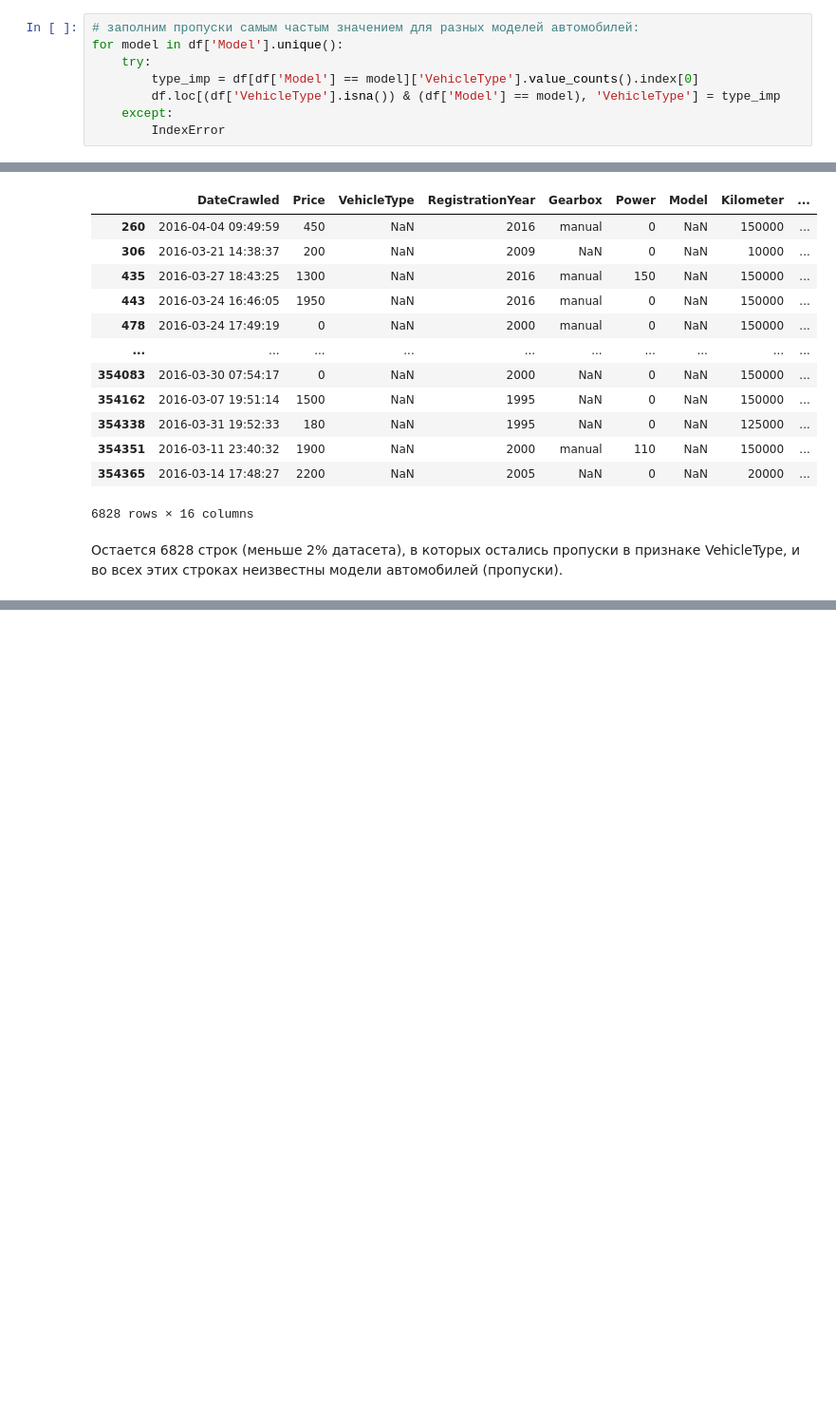
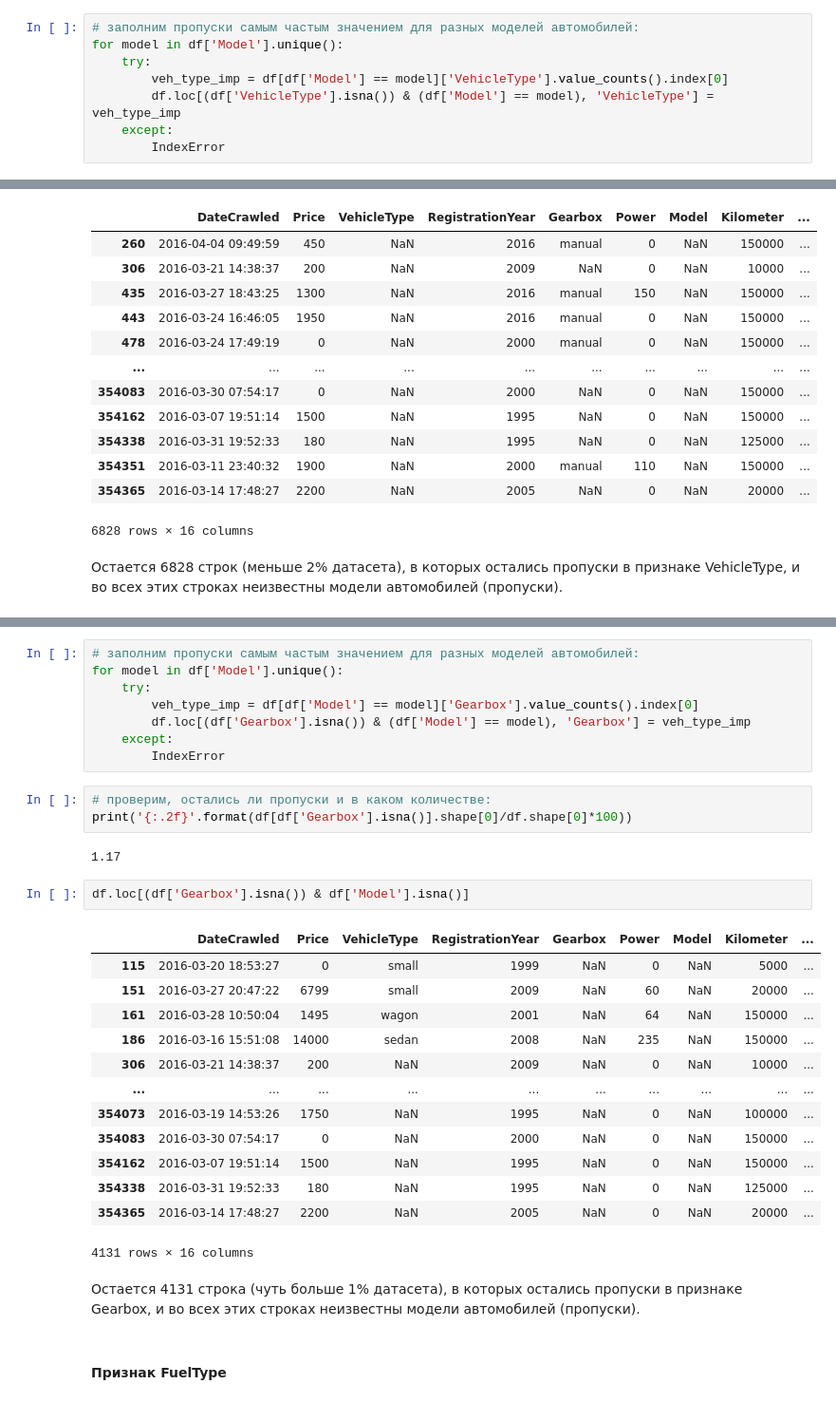
Before and after one commit to elenasobolevamsc/Car_Price_Prediction, a Jupyter notebook: Car_Price_Prediction.ipynb, the cells around one changed output, grey strips where cells are left out. Shown: that part at 95% size. Cells and saved outputs as stored; diff of their text form; blank space fills up the shorter version.

```diff
--- a/Car_Price_Prediction.ipynb
+++ b/Car_Price_Prediction.ipynb
@@ -344,8 +360,8 @@ Name: count, Length: 241, dtype: int64
 # заполним пропуски самым частым значением для разных моделей автомобилей:
 for model in df['Model'].unique():
     try:
-        type_imp = df[df['Model'] == model]['VehicleType'].value_counts().index[0]
-        df.loc[(df['VehicleType'].isna()) & (df['Model'] == model), 'VehicleType'] = type_imp
+        veh_type_imp = df[df['Model'] == model]['VehicleType'].value_counts().index[0]
+        df.loc[(df['VehicleType'].isna()) & (df['Model'] == model), 'VehicleType'] = veh_type_imp
     except:
         IndexError
 # %%
@@ -490,0 +426,33 @@ print(df['DateCreated'].max())
+# %%
+# заполним пропуски самым частым значением для разных моделей автомобилей:
+for model in df['Model'].unique():
+    try:
+        veh_type_imp = df[df['Model'] == model]['Gearbox'].value_counts().index[0]
+        df.loc[(df['Gearbox'].isna()) & (df['Model'] == model), 'Gearbox'] = veh_type_imp
+    except:
+        IndexError
+# %%
+# проверим, остались ли пропуски и в каком количестве:
+print('{:.2f}'.format(df[df['Gearbox'].isna()].shape[0]/df.shape[0]*100))
+# %% [output]
+1.17
+# %%
+df.loc[(df['Gearbox'].isna()) & df['Model'].isna()]
+# %% [output]
+|  | DateCrawled | Price | VehicleType | RegistrationYear | Gearbox | Power | Model | Kilometer | ... |
+| 115 | 2016-03-20 18:53:27 | 0 | small | 1999 | NaN | 0 | NaN | 5000 | ... |
+| 151 | 2016-03-27 20:47:22 | 6799 | small | 2009 | NaN | 60 | NaN | 20000 | ... |
+| 161 | 2016-03-28 10:50:04 | 1495 | wagon | 2001 | NaN | 64 | NaN | 150000 | ... |
+| 186 | 2016-03-16 15:51:08 | 14000 | sedan | 2008 | NaN | 235 | NaN | 150000 | ... |
+| 306 | 2016-03-21 14:38:37 | 200 | NaN | 2009 | NaN | 0 | NaN | 10000 | ... |
+| ... | ... | ... | ... | ... | ... | ... | ... | ... | ... |
+| 354073 | 2016-03-19 14:53:26 | 1750 | NaN | 1995 | NaN | 0 | NaN | 100000 | ... |
+| 354083 | 2016-03-30 07:54:17 | 0 | NaN | 2000 | NaN | 0 | NaN | 150000 | ... |
+| 354162 | 2016-03-07 19:51:14 | 1500 | NaN | 1995 | NaN | 0 | NaN | 150000 | ... |
+| 354338 | 2016-03-31 19:52:33 | 180 | NaN | 1995 | NaN | 0 | NaN | 125000 | ... |
+| 354365 | 2016-03-14 17:48:27 | 2200 | NaN | 2005 | NaN | 0 | NaN | 20000 | ... |
+4131 rows × 16 columns
+# %% [markdown]
+Остается 4131 строка (чуть больше 1% датасета), в которых остались пропуски в признаке Gearbox, и во всех этих строках неизвестны модели автомобилей (пропуски).
+# %% [markdown]
+#### Признак FuelType
```
Also changed, not shown: parts of 32 cells of this notebook.
